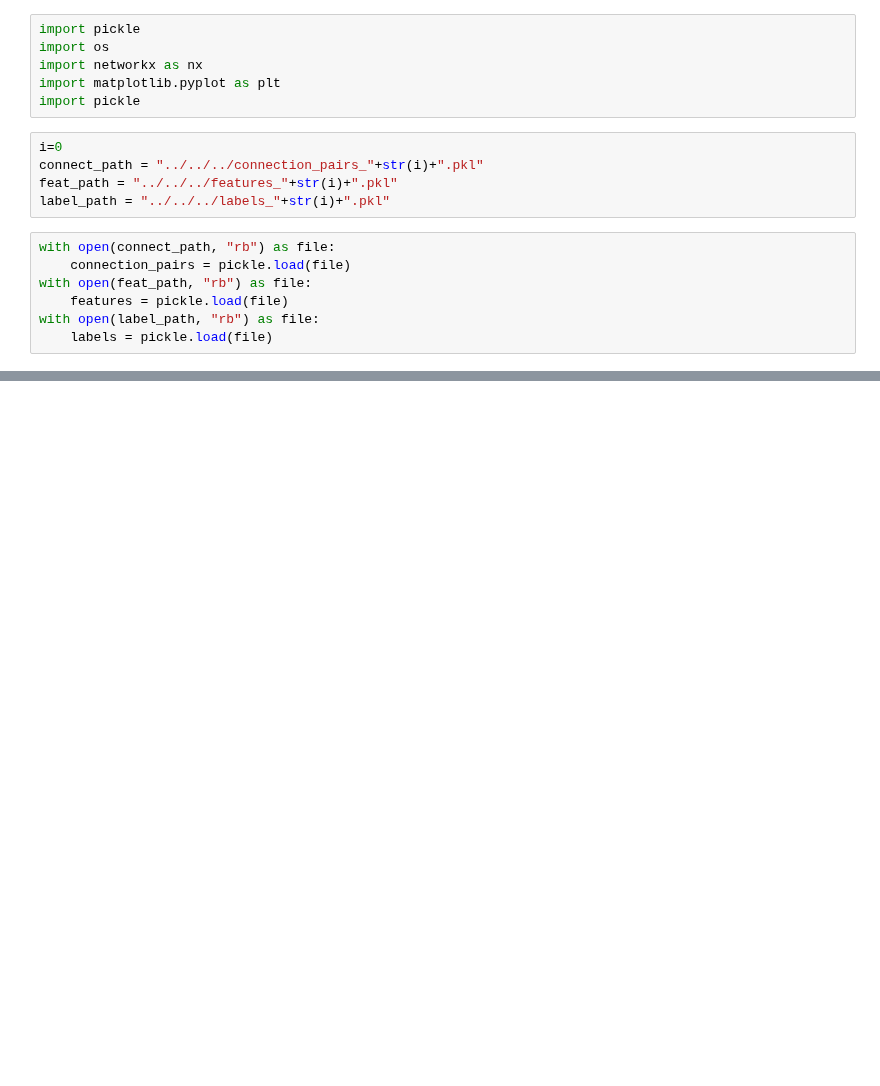
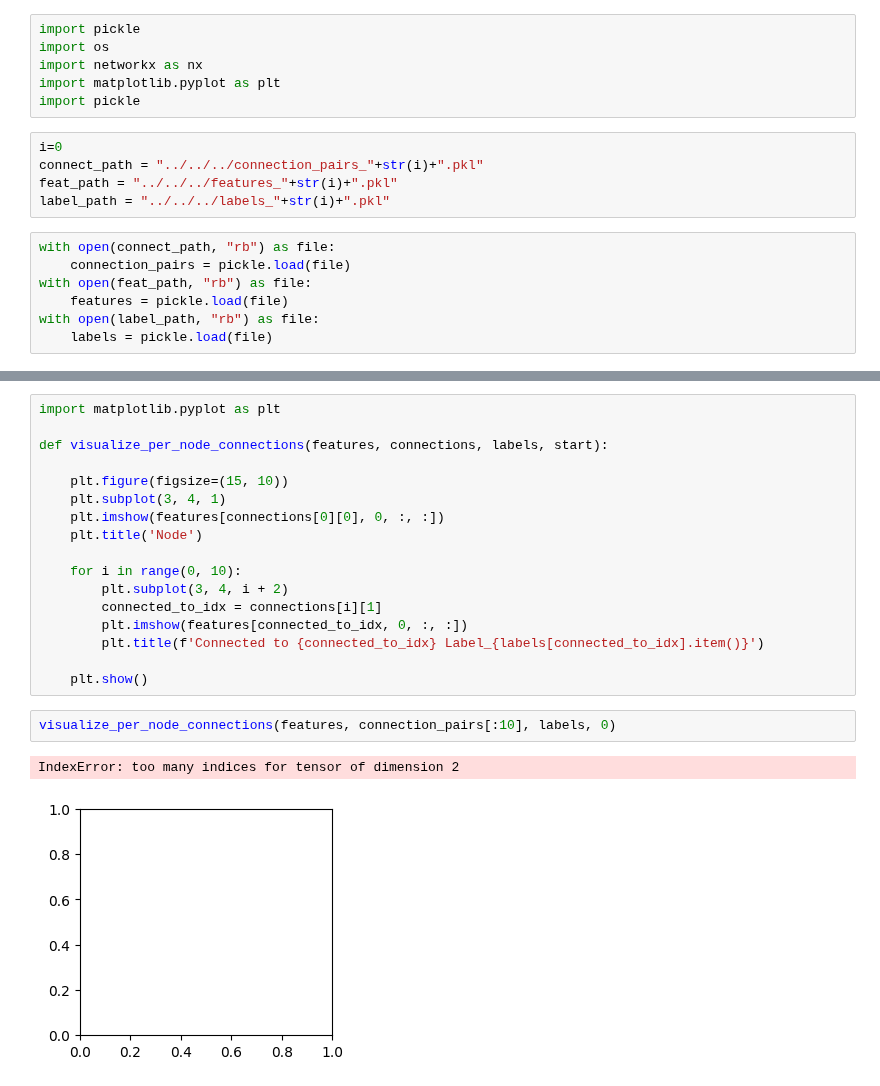
Before and after one commit to DIDSR/DomId, a Jupyter notebook: notebooks/graph_visualization.ipynb, the cells around one changed output, grey strips where cells are left out. Cells and saved outputs as stored; diff of their text form; blank space fills up the shorter version.

```diff
--- a/notebooks/graph_visualization.ipynb
+++ b/notebooks/graph_visualization.ipynb
@@ -62,0 +91,22 @@ tensor([[3],
+# %%
+import matplotlib.pyplot as plt
+
+def visualize_per_node_connections(features, connections, labels, start):
+
+    plt.figure(figsize=(15, 10))
+    plt.subplot(3, 4, 1)
+    plt.imshow(features[connections[0][0], 0, :, :])
+    plt.title('Node')
+
+    for i in range(0, 10):
+        plt.subplot(3, 4, i + 2)
+        connected_to_idx = connections[i][1]
+        plt.imshow(features[connected_to_idx, 0, :, :])
+        plt.title(f'Connected to {connected_to_idx} Label_{labels[connected_to_idx].item()}')
+
+    plt.show()
+# %%
+visualize_per_node_connections(features, connection_pairs[:10], labels, 0)
+# %% [output]
+IndexError: too many indices for tensor of dimension 2
+[figure, added]
```
Also changed, not shown: parts of 5 cells of this notebook.
